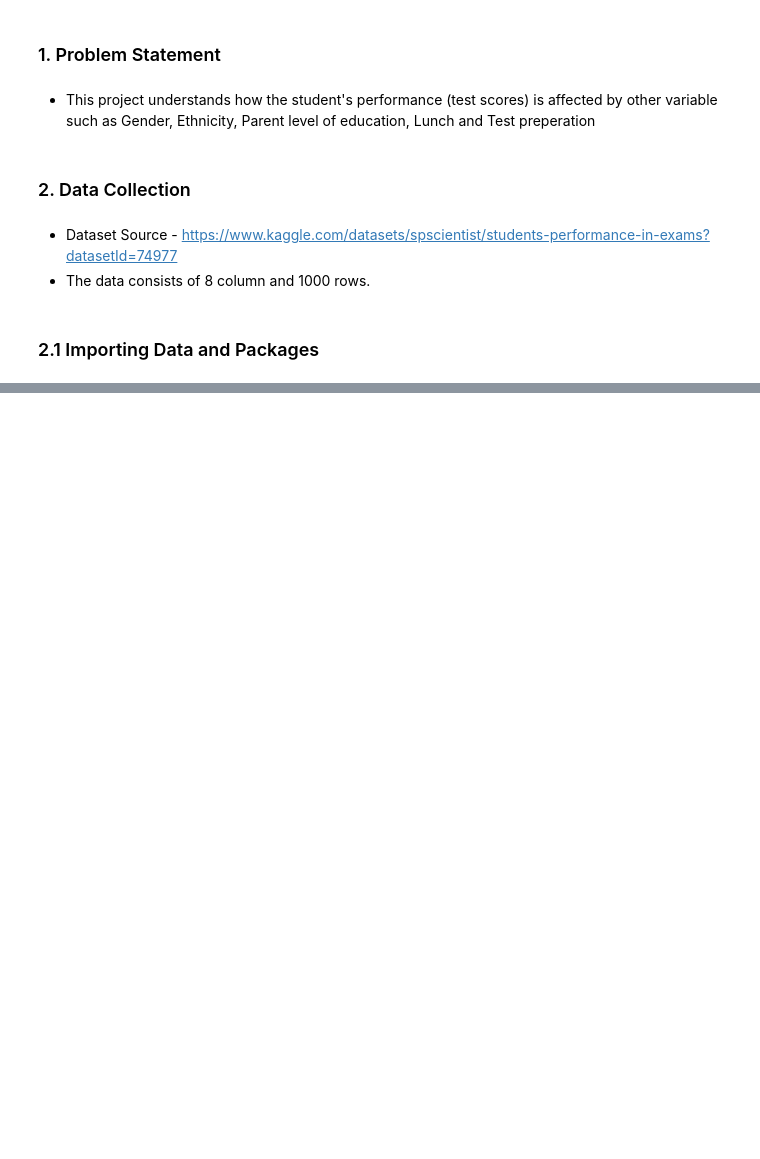
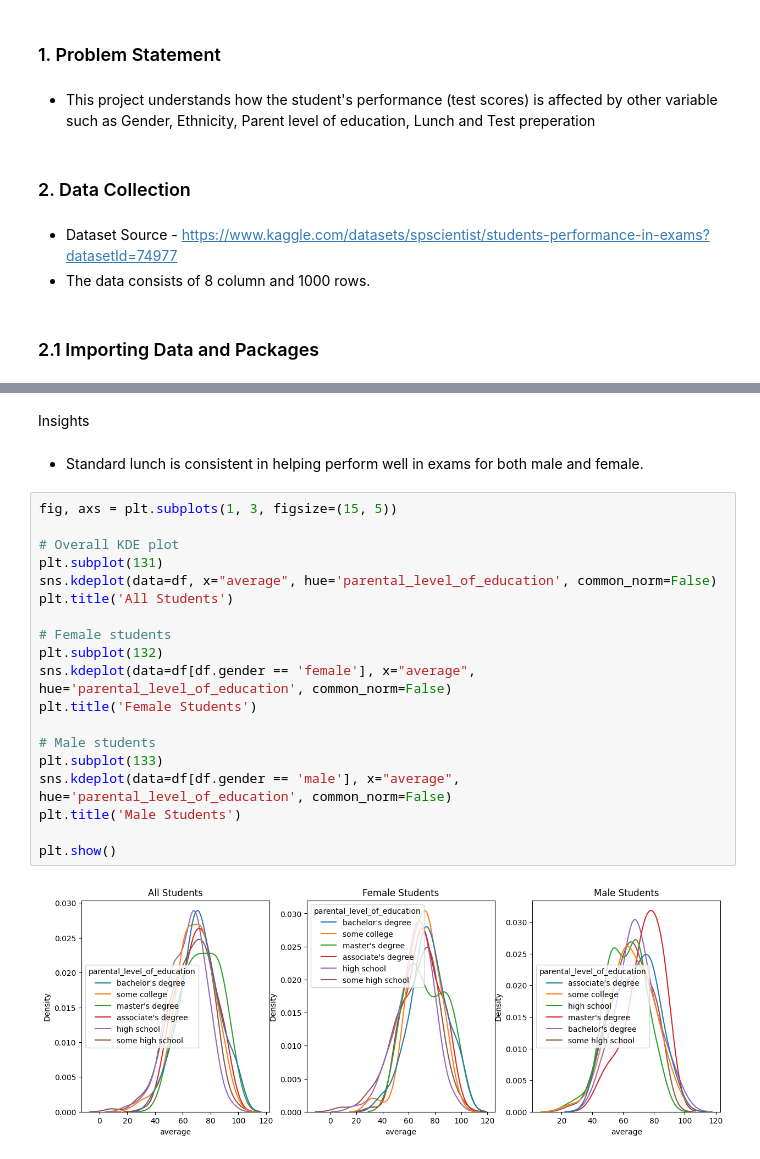
Before and after one commit to Asifwork2003/MLProject1, a Jupyter notebook: notebook/EDA STUDENT PERFORMANCE.ipynb, the cells around one changed output, grey strips where cells are left out. Drawn from its saved outputs; the diff is of its cells as text; blank space fills up the shorter version.

```diff
--- a/notebook/EDA STUDENT PERFORMANCE.ipynb
+++ b/notebook/EDA STUDENT PERFORMANCE.ipynb
@@ -33,0 +284,25 @@ ModuleNotFoundError: No module named 'pandas'
+# %% [markdown]
+Insights
+# %% [markdown]
+* Standard lunch is consistent in helping perform well in exams for both male and female.
+# %%
+fig, axs = plt.subplots(1, 3, figsize=(15, 5))
+
+# Overall KDE plot
+plt.subplot(131)
+sns.kdeplot(data=df, x="average", hue='parental_level_of_education', common_norm=False)
+plt.title('All Students')
+
+# Female students
+plt.subplot(132)
+sns.kdeplot(data=df[df.gender == 'female'], x="average", hue='parental_level_of_education', common_norm=False)
+plt.title('Female Students')
+
+# Male students
+plt.subplot(133)
+sns.kdeplot(data=df[df.gender == 'male'], x="average", hue='parental_level_of_education', common_norm=False)
+plt.title('Male Students')
+
+plt.show()
+# %% [output]
+[figure, added]
```
Also changed, not shown: parts of 65 cells of this notebook, 7 other files.
